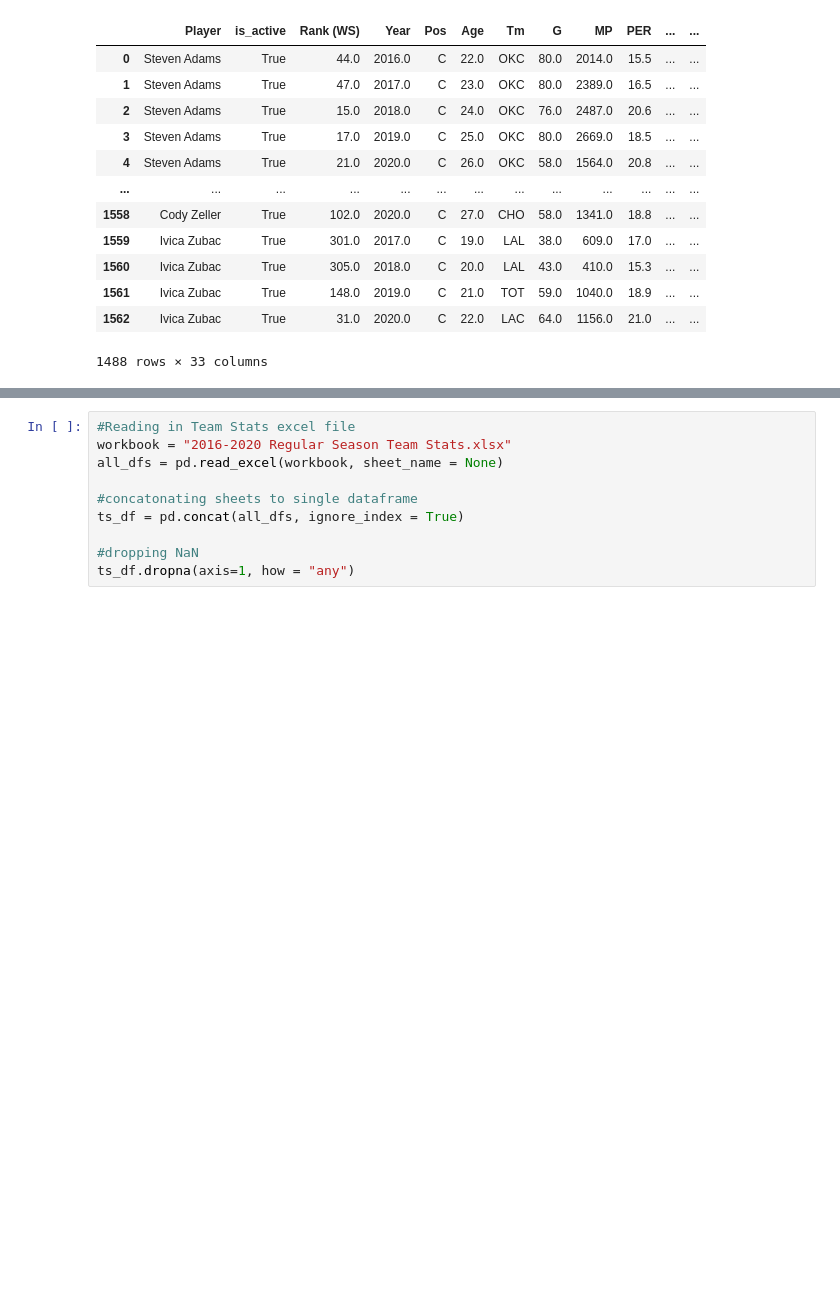
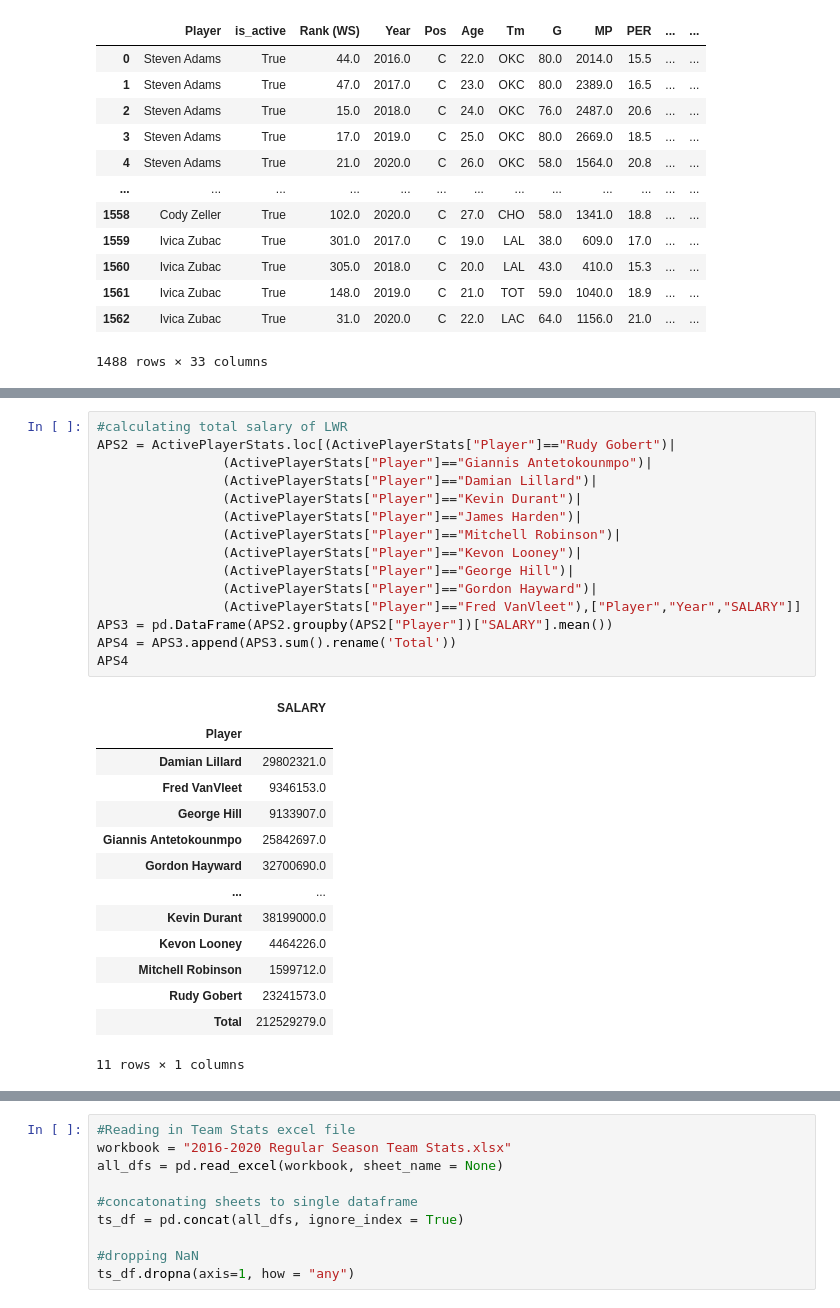
Before and after one commit to labulel/Projcet-1, a Jupyter notebook: project_1_code.v1.0.2.ipynb, the cells around one changed output, grey strips where cells are left out. Saved outputs shown, nothing was run; the diff lists cells and outputs as text; blank space fills up the shorter version.

Commit message:
added LWR and calculated total salary

```diff
--- a/project_1_code.v1.0.2.ipynb
+++ b/project_1_code.v1.0.2.ipynb
@@ -189,3 +220,33 @@ for index, row in ActivePlayerStats2.iterrows():
+# %%
+#calculating total salary of LWR
+APS2 = ActivePlayerStats.loc[(ActivePlayerStats["Player"]=="Rudy Gobert")|
+                (ActivePlayerStats["Player"]=="Giannis Antetokounmpo")|
+                (ActivePlayerStats["Player"]=="Damian Lillard")|
+                (ActivePlayerStats["Player"]=="Kevin Durant")|
+                (ActivePlayerStats["Player"]=="James Harden")|
+                (ActivePlayerStats["Player"]=="Mitchell Robinson")|
+                (ActivePlayerStats["Player"]=="Kevon Looney")|
+                (ActivePlayerStats["Player"]=="George Hill")|
+                (ActivePlayerStats["Player"]=="Gordon Hayward")|
+                (ActivePlayerStats["Player"]=="Fred VanVleet"),["Player","Year","SALARY"]]
+APS3 = pd.DataFrame(APS2.groupby(APS2["Player"])["SALARY"].mean())
+APS4 = APS3.append(APS3.sum().rename('Total'))
+APS4
+# %% [output]
+|  | SALARY |
+| Player |  |
+| Damian Lillard | 29802321.0 |
+| Fred VanVleet | 9346153.0 |
+| George Hill | 9133907.0 |
+| Giannis Antetokounmpo | 25842697.0 |
+| Gordon Hayward | 32700690.0 |
+| ... | ... |
+| Kevin Durant | 38199000.0 |
+| Kevon Looney | 4464226.0 |
+| Mitchell Robinson | 1599712.0 |
+| Rudy Gobert | 23241573.0 |
+| Total | 212529279.0 |
+11 rows × 1 columns
 # %%
 # ActivePlayerStats2 = ActivePlayerStats.loc[ActivePlayerStats.reset_index().groupby(["Position"])["WS"].idxmax()]
 # ActivePlayerStats2
```
Also changed, not shown: parts of 7 cells of this notebook, 3 other files.
